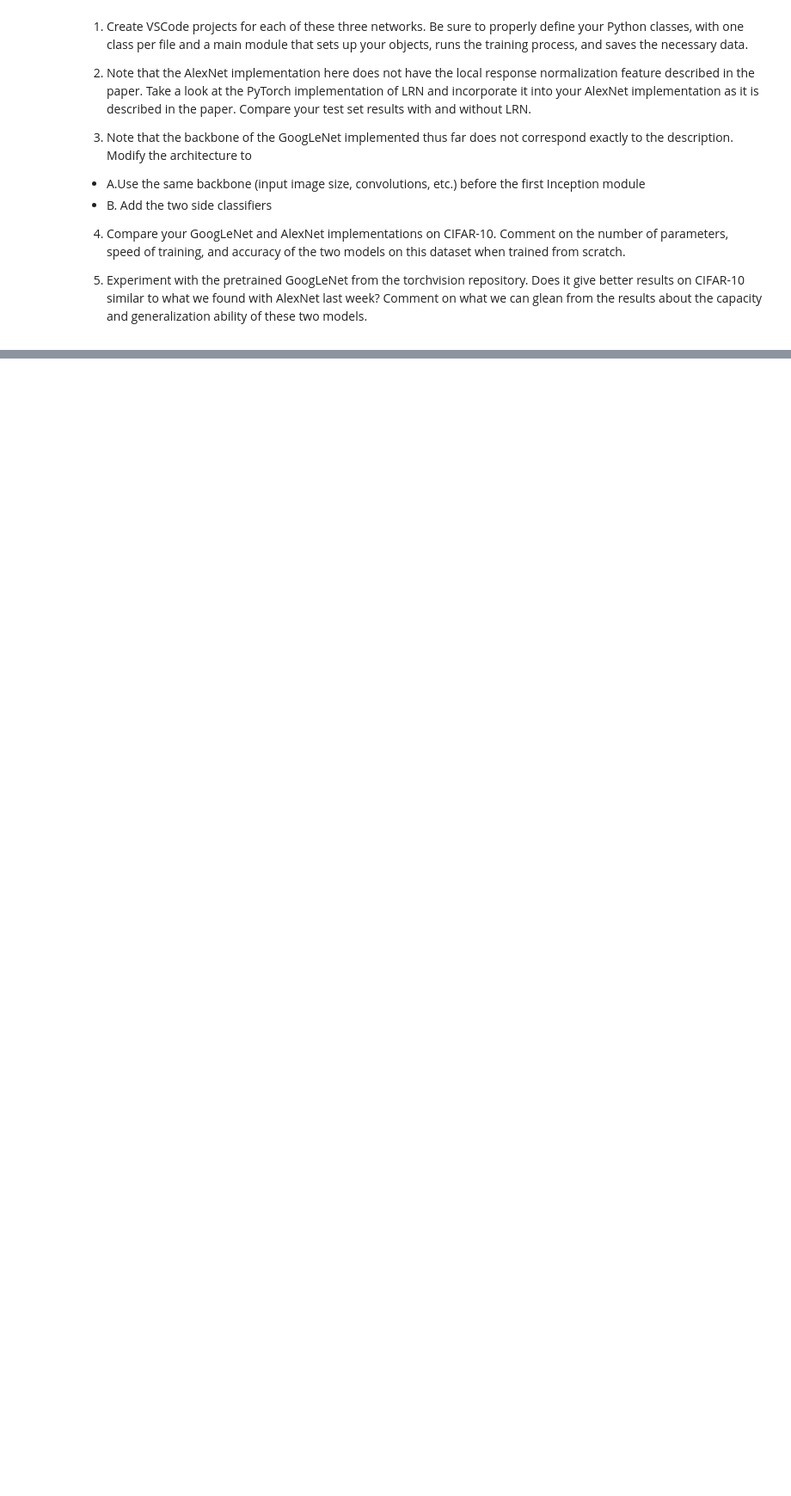
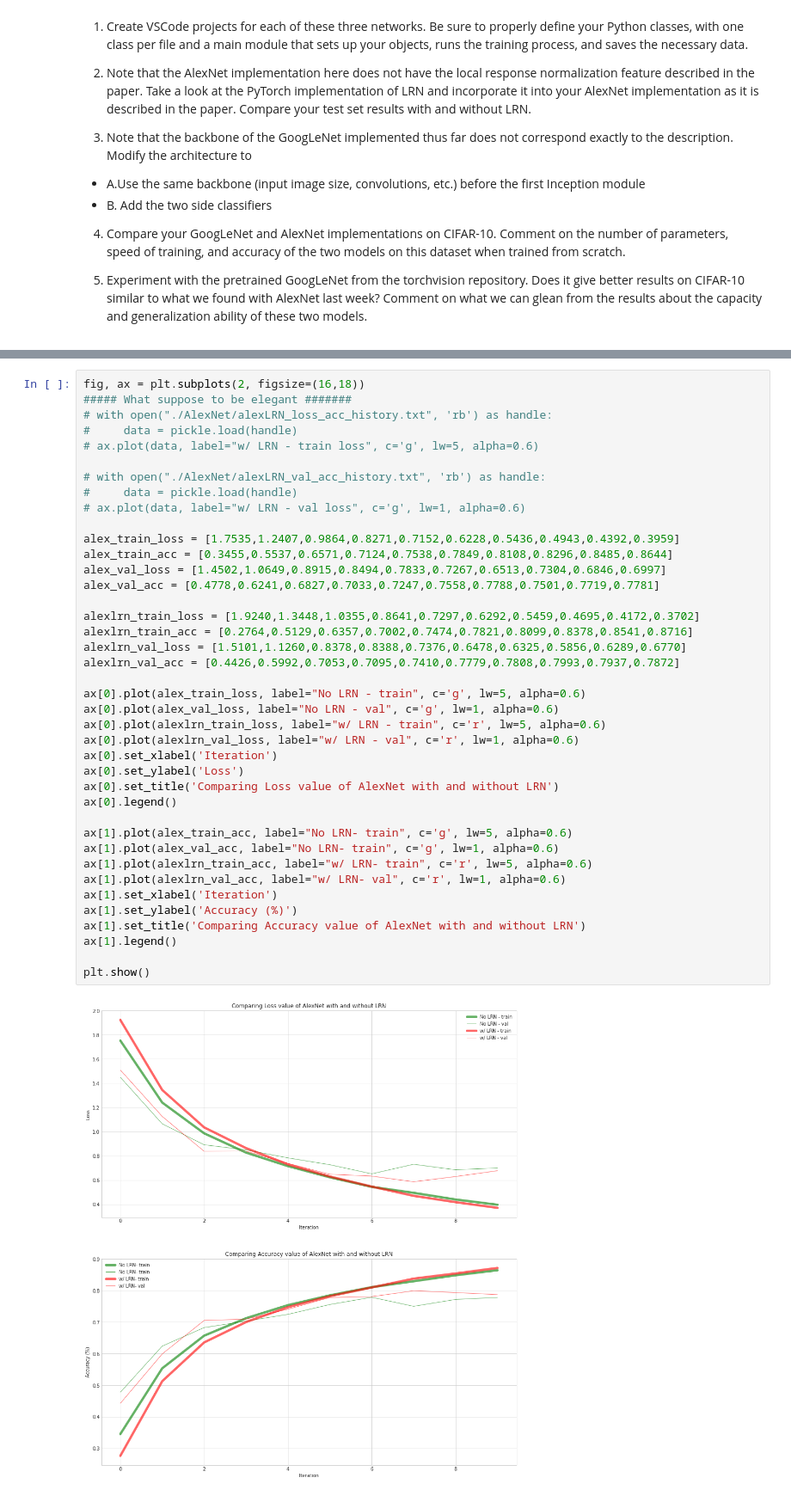
Before and after one commit to akraradets/2021JanRTML, a Jupyter notebook: lab2/lab2 - report.ipynb, the cells around one changed output, grey strips where cells are left out. Shown: that part at 86% size. Drawn from its saved outputs; the diff is of its cells as text; blank space fills up the shorter version.

```diff
--- a/lab2/lab2 - report.ipynb
+++ b/lab2/lab2 - report.ipynb
@@ -20,0 +139,42 @@ I have done that
+# %%
+fig, ax = plt.subplots(2, figsize=(16,18))
+##### What suppose to be elegant #######
+# with open("./AlexNet/alexLRN_loss_acc_history.txt", 'rb') as handle:
+#     data = pickle.load(handle)
+# ax.plot(data, label="w/ LRN - train loss", c='g', lw=5, alpha=0.6)
+
+# with open("./AlexNet/alexLRN_val_acc_history.txt", 'rb') as handle:
+#     data = pickle.load(handle)
+# ax.plot(data, label="w/ LRN - val loss", c='g', lw=1, alpha=0.6)
+
+alex_train_loss = [1.7535,1.2407,0.9864,0.8271,0.7152,0.6228,0.5436,0.4943,0.4392,0.3959]
+alex_train_acc = [0.3455,0.5537,0.6571,0.7124,0.7538,0.7849,0.8108,0.8296,0.8485,0.8644]
+alex_val_loss = [1.4502,1.0649,0.8915,0.8494,0.7833,0.7267,0.6513,0.7304,0.6846,0.6997]
+alex_val_acc = [0.4778,0.6241,0.6827,0.7033,0.7247,0.7558,0.7788,0.7501,0.7719,0.7781]
+
+alexlrn_train_loss = [1.9240,1.3448,1.0355,0.8641,0.7297,0.6292,0.5459,0.4695,0.4172,0.3702]
+alexlrn_train_acc = [0.2764,0.5129,0.6357,0.7002,0.7474,0.7821,0.8099,0.8378,0.8541,0.8716]
+alexlrn_val_loss = [1.5101,1.1260,0.8378,0.8388,0.7376,0.6478,0.6325,0.5856,0.6289,0.6770]
+alexlrn_val_acc = [0.4426,0.5992,0.7053,0.7095,0.7410,0.7779,0.7808,0.7993,0.7937,0.7872]
+
+ax[0].plot(alex_train_loss, label="No LRN - train", c='g', lw=5, alpha=0.6)
+ax[0].plot(alex_val_loss, label="No LRN - val", c='g', lw=1, alpha=0.6)
+ax[0].plot(alexlrn_train_loss, label="w/ LRN - train", c='r', lw=5, alpha=0.6)
+ax[0].plot(alexlrn_val_loss, label="w/ LRN - val", c='r', lw=1, alpha=0.6)
+ax[0].set_xlabel('Iteration')
+ax[0].set_ylabel('Loss')
+ax[0].set_title('Comparing Loss value of AlexNet with and without LRN')
+ax[0].legend()
+
+ax[1].plot(alex_train_acc, label="No LRN- train", c='g', lw=5, alpha=0.6)
+ax[1].plot(alex_val_acc, label="No LRN- train", c='g', lw=1, alpha=0.6)
+ax[1].plot(alexlrn_train_acc, label="w/ LRN- train", c='r', lw=5, alpha=0.6)
+ax[1].plot(alexlrn_val_acc, label="w/ LRN- val", c='r', lw=1, alpha=0.6)
+ax[1].set_xlabel('Iteration')
+ax[1].set_ylabel('Accuracy (%)')
+ax[1].set_title('Comparing Accuracy value of AlexNet with and without LRN')
+ax[1].legend()
+
+plt.show()
+# %% [output]
+[figure, added]
```
Also changed, not shown: parts of 10 cells of this notebook.
